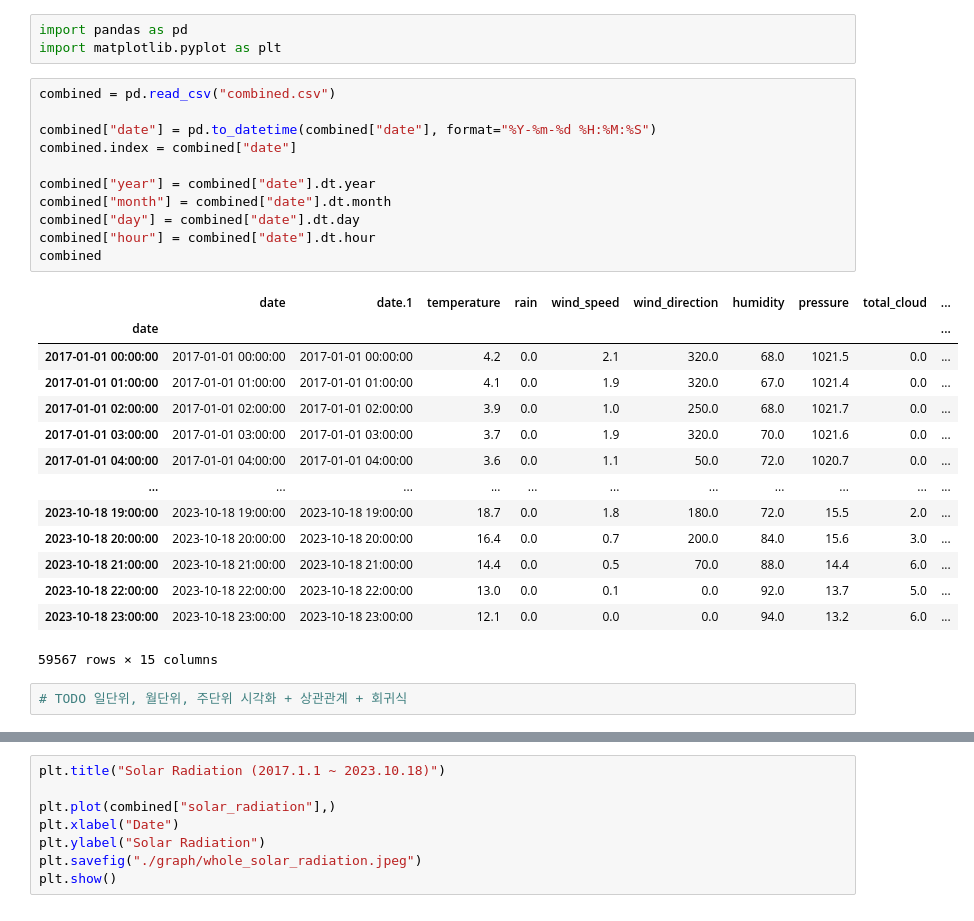
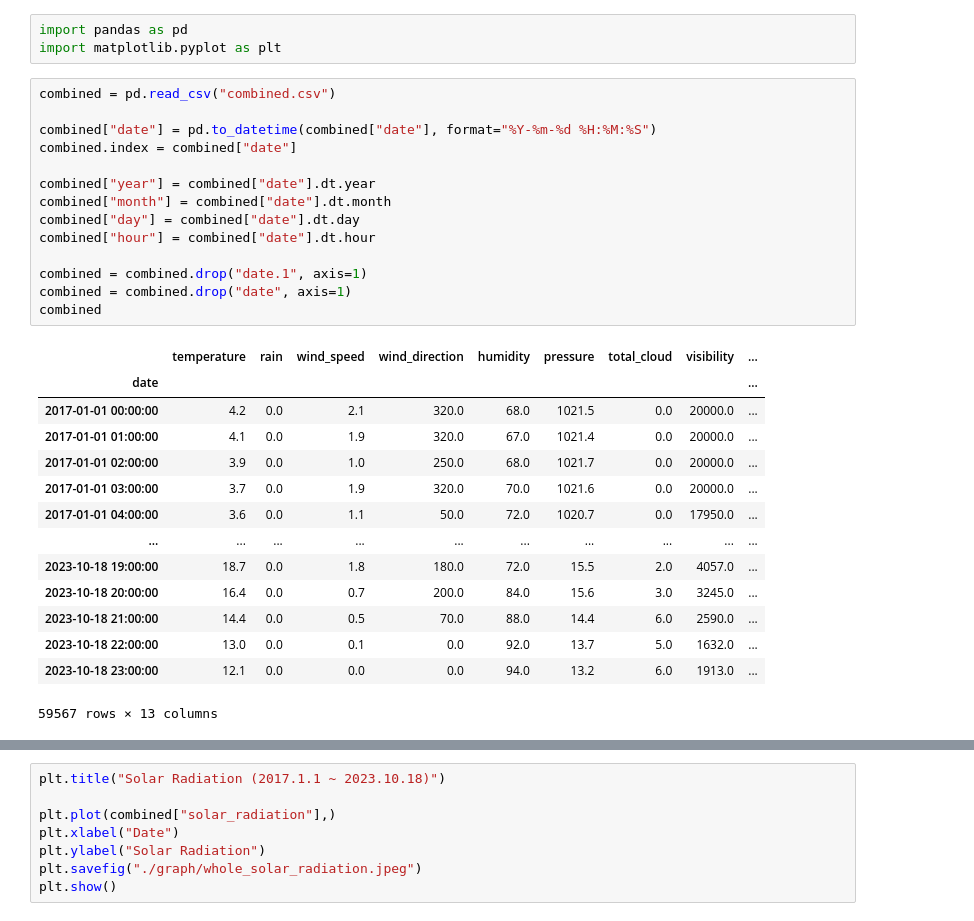
Before and after one commit to dongMLLab/lstm_solar_radiation_prediction, a Jupyter notebook: 2.eda.ipynb, the cells around one changed output, grey strips where cells are left out. Cells and saved outputs as stored; diff of their text form.

```diff
--- a/2.eda.ipynb
+++ b/2.eda.ipynb
@@ -4,28 +4,29 @@ import matplotlib.pyplot as plt
 # %%
 combined = pd.read_csv("combined.csv")
 
 combined["date"] = pd.to_datetime(combined["date"], format="%Y-%m-%d %H:%M:%S")
 combined.index = combined["date"]
 
 combined["year"] = combined["date"].dt.year
 combined["month"] = combined["date"].dt.month
 combined["day"] = combined["date"].dt.day
 combined["hour"] = combined["date"].dt.hour
+
+combined = combined.drop("date.1", axis=1)
+combined = combined.drop("date", axis=1)
 combined
 # %% [output]
-|  | date | date.1 | temperature | rain | wind_speed | wind_direction | humidity | pressure | total_cloud | ... |
-| date |  |  |  |  |  |  |  |  |  | ... |
-| 2017-01-01 00:00:00 | 2017-01-01 00:00:00 | 2017-01-01 00:00:00 | 4.2 | 0.0 | 2.1 | 320.0 | 68.0 | 1021.5 | 0.0 | ... |
-| 2017-01-01 01:00:00 | 2017-01-01 01:00:00 | 2017-01-01 01:00:00 | 4.1 | 0.0 | 1.9 | 320.0 | 67.0 | 1021.4 | 0.0 | ... |
-| 2017-01-01 02:00:00 | 2017-01-01 02:00:00 | 2017-01-01 02:00:00 | 3.9 | 0.0 | 1.0 | 250.0 | 68.0 | 1021.7 | 0.0 | ... |
-| 2017-01-01 03:00:00 | 2017-01-01 03:00:00 | 2017-01-01 03:00:00 | 3.7 | 0.0 | 1.9 | 320.0 | 70.0 | 1021.6 | 0.0 | ... |
-| 2017-01-01 04:00:00 | 2017-01-01 04:00:00 | 2017-01-01 04:00:00 | 3.6 | 0.0 | 1.1 | 50.0 | 72.0 | 1020.7 | 0.0 | ... |
-| ... | ... | ... | ... | ... | ... | ... | ... | ... | ... | ... |
-| 2023-10-18 19:00:00 | 2023-10-18 19:00:00 | 2023-10-18 19:00:00 | 18.7 | 0.0 | 1.8 | 180.0 | 72.0 | 15.5 | 2.0 | ... |
-| 2023-10-18 20:00:00 | 2023-10-18 20:00:00 | 2023-10-18 20:00:00 | 16.4 | 0.0 | 0.7 | 200.0 | 84.0 | 15.6 | 3.0 | ... |
-| 2023-10-18 21:00:00 | 2023-10-18 21:00:00 | 2023-10-18 21:00:00 | 14.4 | 0.0 | 0.5 | 70.0 | 88.0 | 14.4 | 6.0 | ... |
-| 2023-10-18 22:00:00 | 2023-10-18 22:00:00 | 2023-10-18 22:00:00 | 13.0 | 0.0 | 0.1 | 0.0 | 92.0 | 13.7 | 5.0 | ... |
-| 2023-10-18 23:00:00 | 2023-10-18 23:00:00 | 2023-10-18 23:00:00 | 12.1 | 0.0 | 0.0 | 0.0 | 94.0 | 13.2 | 6.0 | ... |
+|  | temperature | rain | wind_speed | wind_direction | humidity | pressure | total_cloud | visibility | ... |
+| date |  |  |  |  |  |  |  |  | ... |
+| 2017-01-01 00:00:00 | 4.2 | 0.0 | 2.1 | 320.0 | 68.0 | 1021.5 | 0.0 | 20000.0 | ... |
+| 2017-01-01 01:00:00 | 4.1 | 0.0 | 1.9 | 320.0 | 67.0 | 1021.4 | 0.0 | 20000.0 | ... |
+| 2017-01-01 02:00:00 | 3.9 | 0.0 | 1.0 | 250.0 | 68.0 | 1021.7 | 0.0 | 20000.0 | ... |
+| 2017-01-01 03:00:00 | 3.7 | 0.0 | 1.9 | 320.0 | 70.0 | 1021.6 | 0.0 | 20000.0 | ... |
+| 2017-01-01 04:00:00 | 3.6 | 0.0 | 1.1 | 50.0 | 72.0 | 1020.7 | 0.0 | 17950.0 | ... |
+| ... | ... | ... | ... | ... | ... | ... | ... | ... | ... |
+| 2023-10-18 19:00:00 | 18.7 | 0.0 | 1.8 | 180.0 | 72.0 | 15.5 | 2.0 | 4057.0 | ... |
+| 2023-10-18 20:00:00 | 16.4 | 0.0 | 0.7 | 200.0 | 84.0 | 15.6 | 3.0 | 3245.0 | ... |
+| 2023-10-18 21:00:00 | 14.4 | 0.0 | 0.5 | 70.0 | 88.0 | 14.4 | 6.0 | 2590.0 | ... |
+| 2023-10-18 22:00:00 | 13.0 | 0.0 | 0.1 | 0.0 | 92.0 | 13.7 | 5.0 | 1632.0 | ... |
+| 2023-10-18 23:00:00 | 12.1 | 0.0 | 0.0 | 0.0 | 94.0 | 13.2 | 6.0 | 1913.0 | ... |
-59567 rows × 15 columns
+59567 rows × 13 columns
-# %%
-# TODO 일단위, 월단위, 주단위 시각화 + 상관관계 + 회귀식
```
Also changed, not shown: parts of 1 cell of this notebook.
